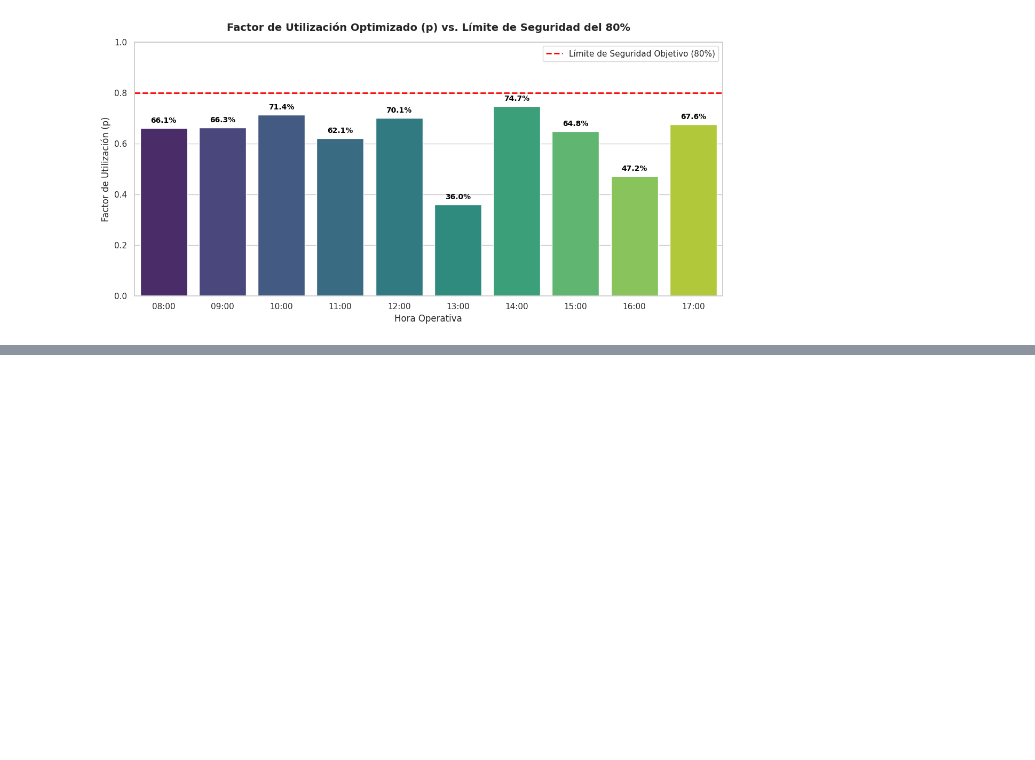
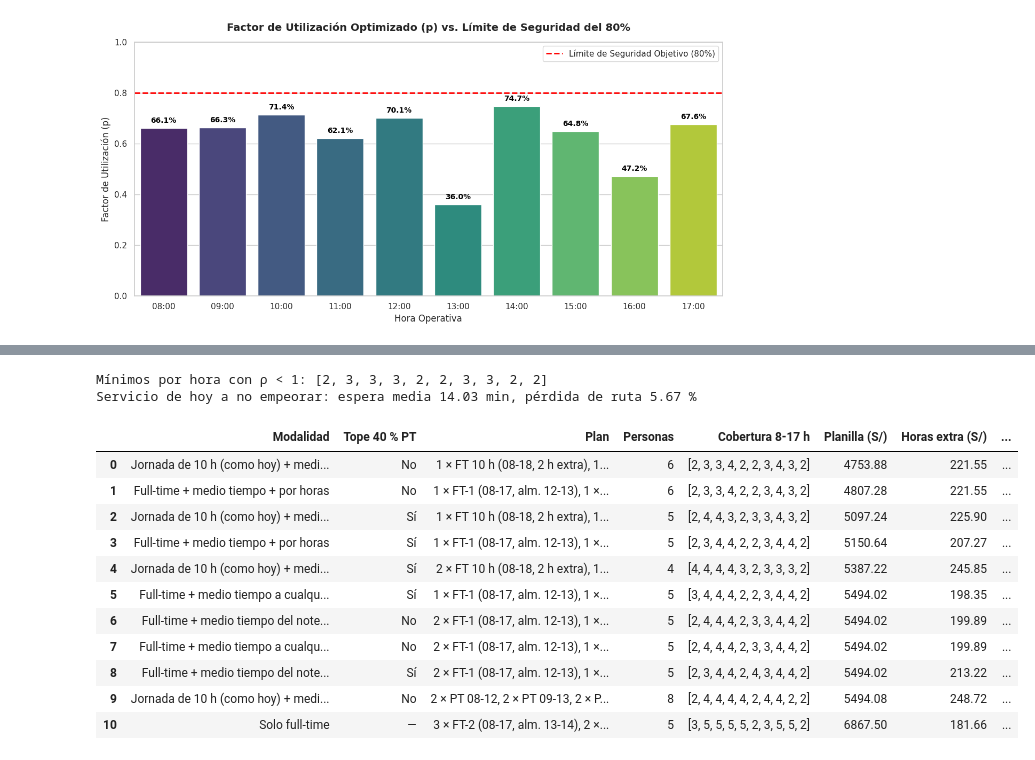
Before and after one commit to Efustion23/denlu-simulacion, a Jupyter notebook: Simulacion/Denlu.ipynb, the cells around one changed output, grey strips where cells are left out. Saved outputs shown, nothing was run; the diff lists cells and outputs as text; code cells hidden in the pictures; blank space fills up the shorter version.

```diff
--- a/Simulacion/Denlu.ipynb
+++ b/Simulacion/Denlu.ipynb
@@ -635,0 +795,80 @@ plt.show()
+# %%
+# 4. Optimización + simulación: el plan más barato con ρ < 1 en cada hora que NO empeore el servicio de hoy.
+#    Paso 1: mínimos por hora para que ρ < 1 (c > λ/μ).
+#    Paso 2: el MILP da la planilla más barata que los cubre.
+#    Paso 3: se simula un año; si se pierden más rutas o se espera más que hoy, la hora con más
+#            minutos de espera acumulados recibe un despachador más y se vuelve al paso 2.
+minimos_rho1 = [int(np.floor(l / mu_individual_hora)) + 1 for l in lambdas]      # el menor c con λ / (c μ) < 1
+
+def costo_total(planilla, r):
+    return planilla + r['extra_h_mes'] * hora_extra * (1 + essalud)            # planilla + horas extra después de las 18:00
+
+cumple = lambda r: r['perdida'] <= hoy['perdida'] and r['espera'] <= hoy['espera']
+
+def optimizar(turnos_ft, turnos_pt, tope_pt):
+    minimos, pasos = list(minimos_rho1), []
+    for _ in range(12):
+        sol = resolver_turnos(minimos, turnos_ft, turnos_pt, tope_pt)
+        if sol is None: return None, pasos
+        plan, cobertura, planilla = sol
+        r = evaluar_plan(cobertura)
+        pasos.append((list(minimos), cobertura, planilla, r))
+        if cumple(r):
+            # Paso 4 (mejora local): se prueba quitar un despachador en cada hora; se acepta si sigue
+            # cumpliendo el servicio y la planilla baja. Se repite hasta que ninguna hora se pueda bajar.
+            mejor = (plan, cobertura, planilla, r)
+            mejoro = True
+            while mejoro:
+                mejoro = False
+                for i in range(10):
+                    if mejor[1][i] - 1 < minimos_rho1[i]: continue
+                    prueba = list(mejor[1]); prueba[i] -= 1
+                    sol = resolver_turnos(prueba, turnos_ft, turnos_pt, tope_pt)
+                    if sol is None or sol[2] >= mejor[2] - 0.01: continue
+                    r2 = evaluar_plan(sol[1])
+                    if cumple(r2):
+                        mejor = (*sol, r2); mejoro = True; pasos.append((prueba, sol[1], sol[2], r2))
+            return mejor, pasos
+        # Se suma un despachador en la hora con más espera acumulada según la teoría M/M/c (λ · Wq)
+        carga = [lam * (calcular_wq_teorico(lam, c, mu_individual_hora) if lam < c * mu_individual_hora else 1e9)
+                 for lam, c in zip(lambdas, cobertura)]
+        minimos[int(np.argmax(carga))] = cobertura[int(np.argmax(carga))] + 1
+    return None, pasos
+
+hoy_extra = hoy['extra_h_mes'] * hora_extra * (1 + essalud)   # hoy también se queda después de las 18:00 cuando hay cola
+resultados = []
+for nombre, (tft, tpt) in MODALIDADES.items():
+    for tope in ([0.40, None] if tpt else [None]):
+        mejor, pasos = optimizar(tft, tpt, tope)
+        if mejor is None: continue
+        plan, cobertura, planilla, r = mejor
+        resultados.append({
+            'Modalidad': nombre, 'Tope 40 % PT': 'Sí' if tope is not None else ('No' if tpt else '—'),
+            'Plan': ', '.join(f'{n} × {t}' for t, n in plan.items()), 'Personas': sum(plan.values()),
+            'Cobertura 8-17 h': cobertura, 'Planilla (S/)': round(planilla, 2),
+            'Horas extra (S/)': round(r['extra_h_mes'] * hora_extra * (1 + essalud), 2),
+            'Costo total (S/)': round(costo_total(planilla, r), 2),
+            'Ahorro vs hoy (S/)': round(costo_hoy_real + hoy_extra - costo_total(planilla, r), 2),
+            'Espera media (min)': round(r['espera'], 2), 'Pérdida de ruta (%)': round(r['perdida'], 2),
+            'Utilización (%)': round(r['utilizacion'], 1), 'Ocio pagado (h/día)': round(r['ocio_h'], 1), 'Iteraciones': len(pasos),
+            '_plan': plan, '_r': r,
+        })
+df_opt = pd.DataFrame(resultados).sort_values('Costo total (S/)').reset_index(drop=True)
+print(f"Mínimos por hora con ρ < 1: {minimos_rho1}")
+print(f"Servicio de hoy a no empeorar: espera media {hoy['espera']:.2f} min, pérdida de ruta {hoy['perdida']:.2f} %\n")
+display(df_opt.drop(columns=['_plan', '_r']))
+# %% [output]
+Mínimos por hora con ρ < 1: [2, 3, 3, 3, 2, 2, 3, 3, 2, 2]
+Servicio de hoy a no empeorar: espera media 14.03 min, pérdida de ruta 5.67 %
+|  | Modalidad | Tope 40 % PT | Plan | Personas | Cobertura 8-17 h | Planilla (S/) | Horas extra (S/) | ... |
+| 0 | Jornada de 10 h (como hoy) + medi... | No | 1 × FT 10 h (08-18, 2 h extra), 1... | 6 | [2, 3, 3, 4, 2, 2, 3, 4, 3, 2] | 4753.88 | 221.55 | ... |
+| 1 | Full-time + medio tiempo + por horas | No | 1 × FT-1 (08-17, alm. 12-13), 1 ×... | 6 | [2, 3, 3, 4, 2, 2, 3, 4, 3, 2] | 4807.28 | 221.55 | ... |
+| 2 | Jornada de 10 h (como hoy) + medi... | Sí | 1 × FT 10 h (08-18, 2 h extra), 1... | 5 | [2, 4, 4, 3, 2, 3, 3, 4, 3, 2] | 5097.24 | 225.90 | ... |
+| 3 | Full-time + medio tiempo + por horas | Sí | 1 × FT-1 (08-17, alm. 12-13), 1 ×... | 5 | [2, 3, 4, 4, 2, 2, 3, 4, 4, 2] | 5150.64 | 207.27 | ... |
+| 4 | Jornada de 10 h (como hoy) + medi... | Sí | 2 × FT 10 h (08-18, 2 h extra), 1... | 4 | [4, 4, 4, 4, 3, 2, 3, 3, 3, 2] | 5387.22 | 245.85 | ... |
+| 5 | Full-time + medio tiempo a cualqu... | Sí | 1 × FT-1 (08-17, alm. 12-13), 1 ×... | 5 | [3, 4, 4, 4, 2, 2, 3, 4, 4, 2] | 5494.02 | 198.35 | ... |
+| 6 | Full-time + medio tiempo del note... | No | 2 × FT-1 (08-17, alm. 12-13), 1 ×... | 5 | [2, 4, 4, 4, 2, 3, 3, 4, 4, 2] | 5494.02 | 199.89 | ... |
+| 7 | Full-time + medio tiempo a cualqu... | No | 2 × FT-1 (08-17, alm. 12-13), 1 ×... | 5 | [2, 4, 4, 4, 2, 3, 3, 4, 4, 2] | 5494.02 | 199.89 | ... |
+| 8 | Full-time + medio tiempo del note... | Sí | 2 × FT-1 (08-17, alm. 12-13), 1 ×... | 5 | [2, 3, 4, 4, 2, 4, 3, 4, 4, 2] | 5494.02 | 213.22 | ... |
+| 9 | Jornada de 10 h (como hoy) + medi... | No | 2 × PT 08-12, 2 × PT 09-13, 2 × P... | 8 | [2, 4, 4, 4, 4, 2, 4, 4, 2, 2] | 5494.08 | 248.72 | ... |
+| 10 | Solo full-time | — | 3 × FT-2 (08-17, alm. 13-14), 2 ×... | 5 | [3, 5, 5, 5, 5, 2, 3, 5, 5, 2] | 6867.50 | 181.66 | ... |
```
Also changed, not shown: parts of 7 cells of this notebook, 7 other files.
